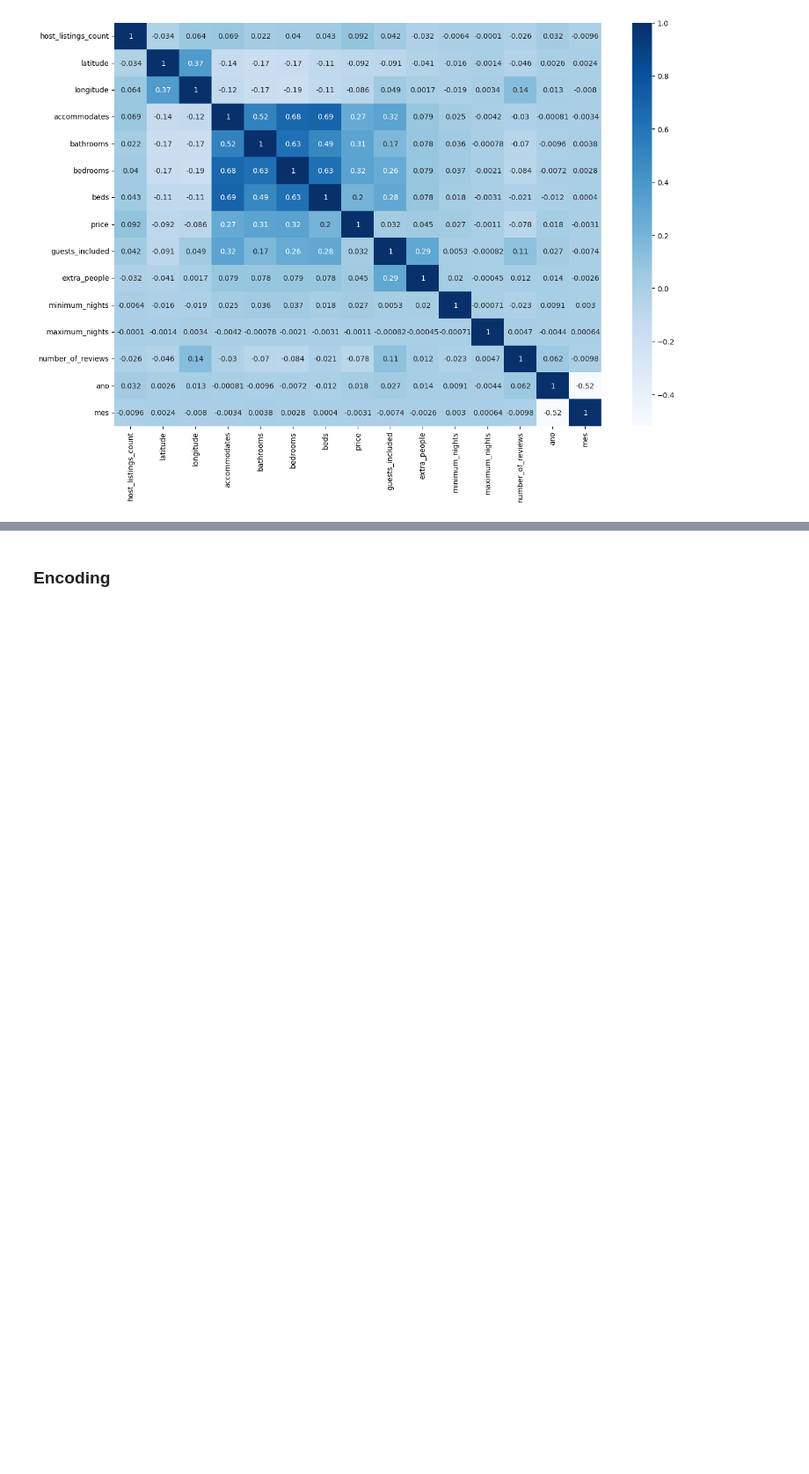
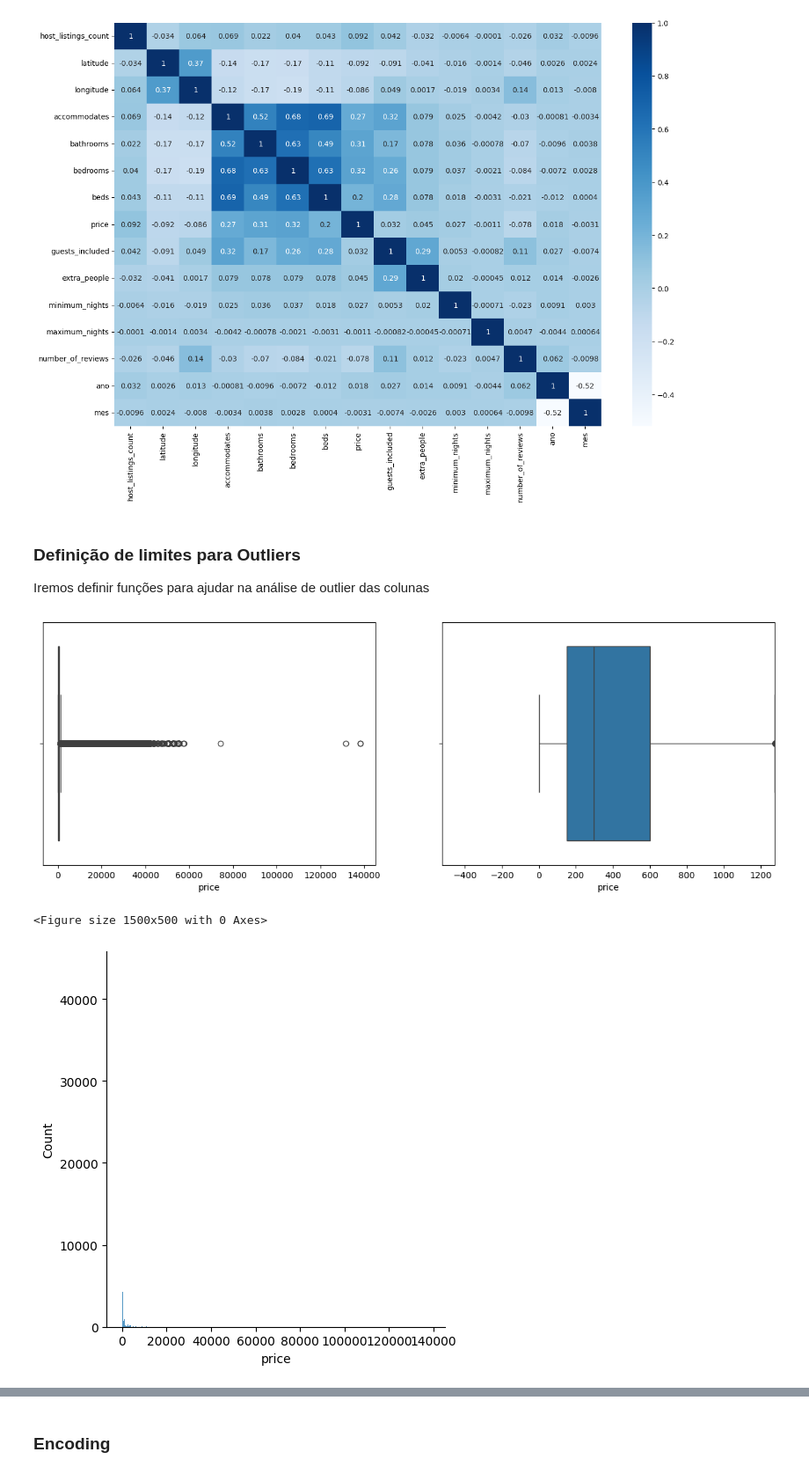
Before and after one commit to gabriellemosc/Rental-Price-Prediction, a Jupyter notebook: solucao.ipynb, the cells around one changed output, grey strips where cells are left out. Shown: that part at 88% size. Saved outputs shown, nothing was run; the diff lists cells and outputs as text; code cells hidden in the pictures; blank space fills up the shorter version.

Commit message:
Analisando Outliers e Gráficos

```diff
--- a/solucao.ipynb
+++ b/solucao.ipynb
@@ -236,3 +236,42 @@ sns.heatmap(base_airbnb.corr(numeric_only=True),annot=True, cmap='Blues')   #COr
 # %% [output]
 <Axes: >
 [figure]
+# %% [markdown]
+### Definição de limites para Outliers
+
+Iremos definir funções para ajudar na análise de outlier das colunas
+# %%
+def limites(coluna):
+  q1 = coluna.quantile(0.25)
+  q3 = coluna.quantile(0.75)
+  amplitude = q3 - q1
+  return q1 - 1.5 * amplitude, q3 + 1.5 * amplitude
+
+print(limites(base_airbnb['bedrooms']))
+
+#Verificando
+# print(base_airbnb['price'].describe())   #dá os detalhes da coluna, de quartil, média, min, max etc
+# prova real
+# print(151 - 1.5 * (601-151))
+# %%
+#Analisar Outliers de acordo com os gráficos
+def diagrama_caixa(coluna):
+ fig, (ax1, ax2) =  plt.subplots(1,2)
+ fig.set_size_inches(15,5)
+ sns.boxplot(x=coluna, ax=ax1)
+ ax2.set_xlim(limites(coluna))
+ sns.boxplot(x=coluna, ax=ax2)
+
+
+def histograma(coluna):
+  plt.figure(figsize=(15,5))
+  sns.displot(coluna, element='bars')
+
+
+diagrama_caixa(base_airbnb['price'])
+
+histograma(base_airbnb['price'])
+# %% [output]
+[figure, added]
+<Figure size 1500x500 with 0 Axes>
+[figure, added]
```
Also changed, not shown: parts of 1 cell of this notebook.
